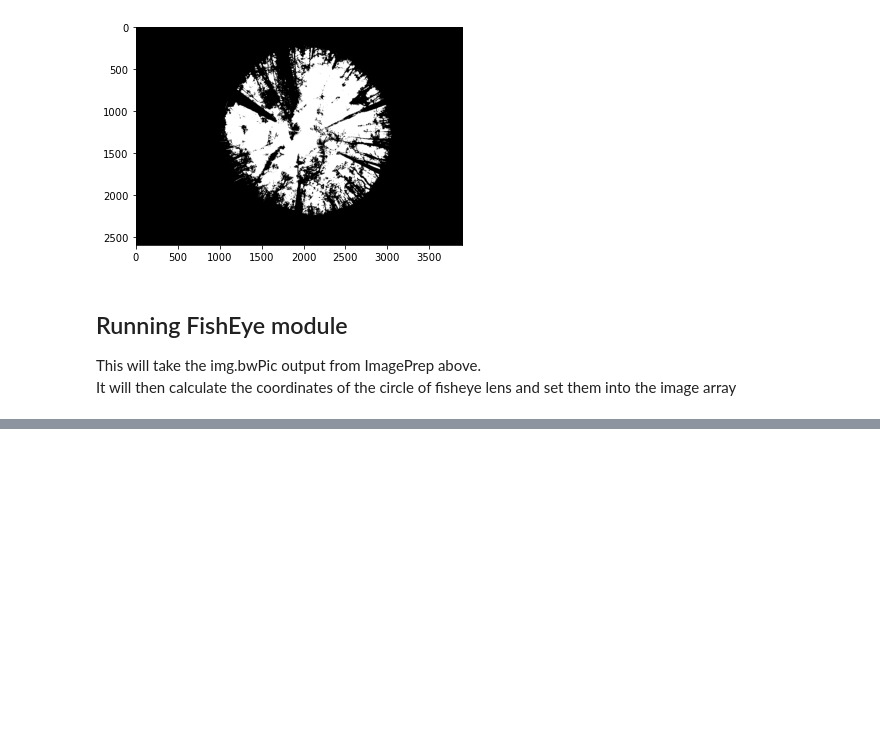
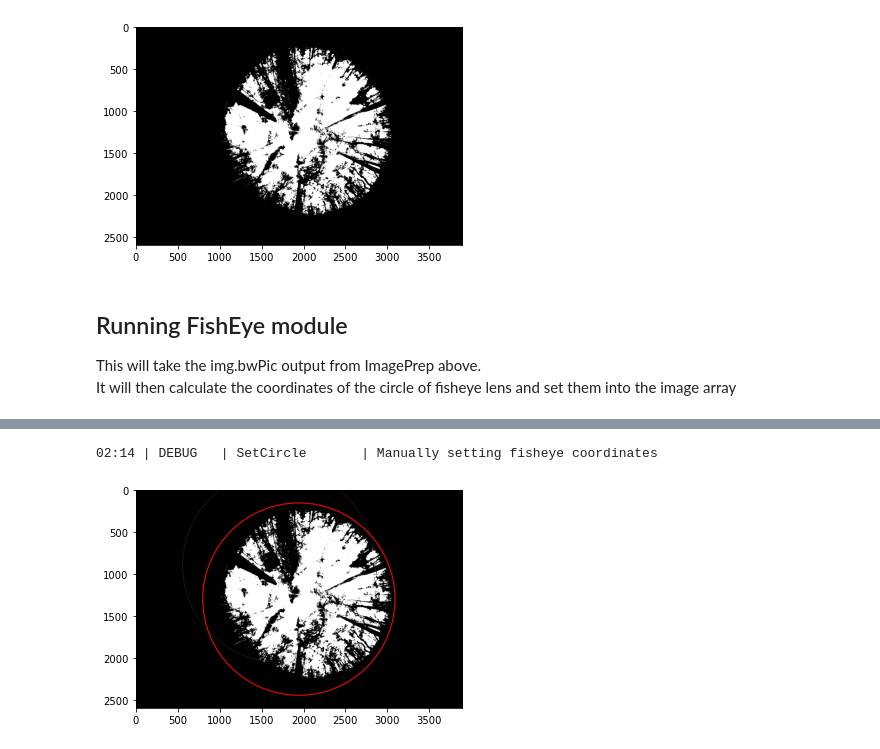
Before and after one commit to Roiak2/Canopy-Openness-from-Hemispheric-Photos, a Jupyter notebook: WorkingExample.ipynb, the cells around one changed output, grey strips where cells are left out. Drawn from its saved outputs; the diff is of its cells as text; code cells hidden in the pictures; blank space fills up the shorter version.

```diff
--- a/WorkingExample.ipynb
+++ b/WorkingExample.ipynb
@@ -101,0 +107,6 @@ fish.SetCircle() #returns bw image array with center coordinates (x,y, and radiu
+# %%
+#checking that SetCircle returns same image as CircleCoords if no manual inputs are given
+circle_draw2 = fish.SetCircle() #works!
+# %% [output]
+02:14 | DEBUG   | SetCircle       | Manually setting fisheye coordinates
+[figure, added]
```
Also changed, not shown: parts of 5 cells of this notebook.
